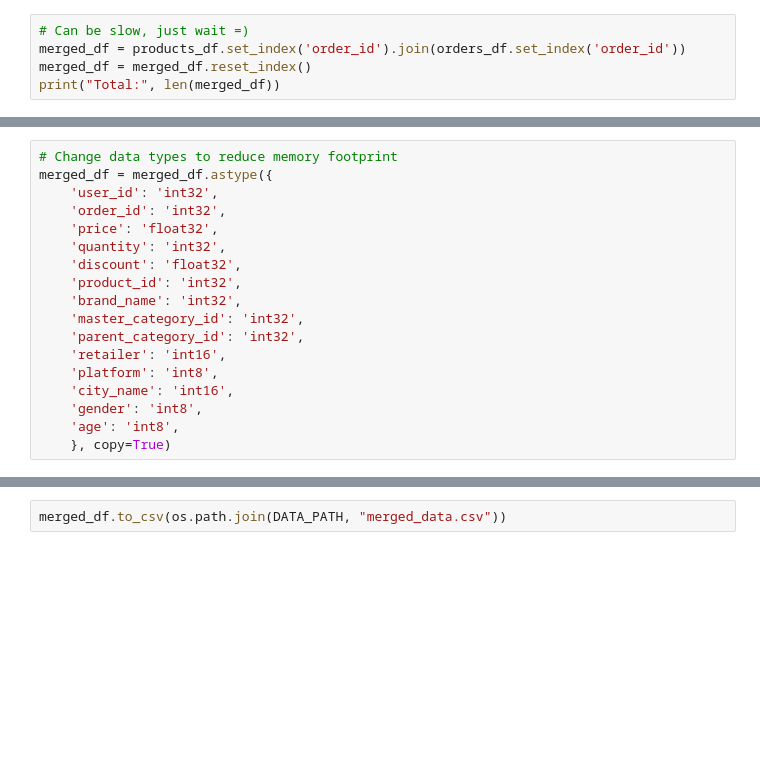
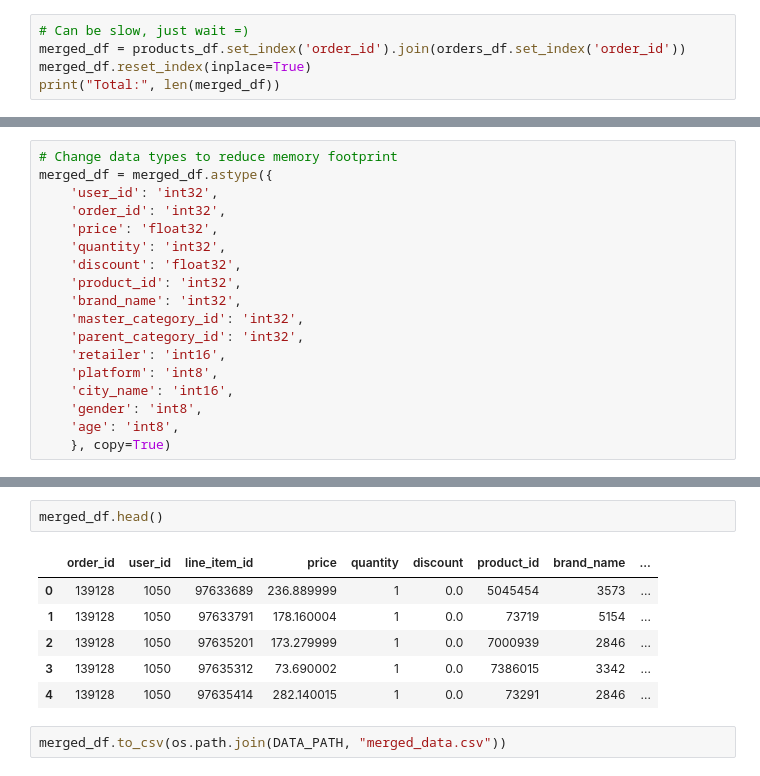
Before and after one commit to zakajd/sbermarket, a Jupyter notebook: Merge.ipynb, the cells around one changed output, grey strips where cells are left out. Cells and saved outputs as stored; diff of their text form; blank space fills up the shorter version.

```diff
--- a/Merge.ipynb
+++ b/Merge.ipynb
@@ -113,5 +241,5 @@ products_df = pd.concat(dfs)
 # %%
 # Can be slow, just wait =)
 merged_df = products_df.set_index('order_id').join(orders_df.set_index('order_id'))
-merged_df = merged_df.reset_index()
+merged_df.reset_index(inplace=True)
 print("Total:", len(merged_df))
@@ -144,2 +319,11 @@ merged_df.dtypes
+# %%
+merged_df.head()
+# %% [output]
+|  | order_id | user_id | line_item_id | price | quantity | discount | product_id | brand_name | ... |
+| 0 | 139128 | 1050 | 97633689 | 236.889999 | 1 | 0.0 | 5045454 | 3573 | ... |
+| 1 | 139128 | 1050 | 97633791 | 178.160004 | 1 | 0.0 | 73719 | 5154 | ... |
+| 2 | 139128 | 1050 | 97635201 | 173.279999 | 1 | 0.0 | 7000939 | 2846 | ... |
+| 3 | 139128 | 1050 | 97635312 | 73.690002 | 1 | 0.0 | 7386015 | 3342 | ... |
+| 4 | 139128 | 1050 | 97635414 | 282.140015 | 1 | 0.0 | 73291 | 2846 | ... |
 # %%
 merged_df.to_csv(os.path.join(DATA_PATH, "merged_data.csv"))
```
Also changed, not shown: parts of 26 cells of this notebook.
